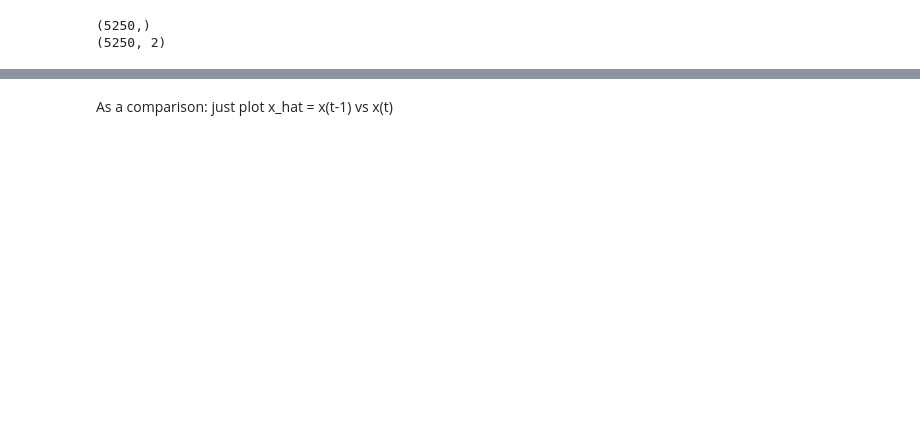
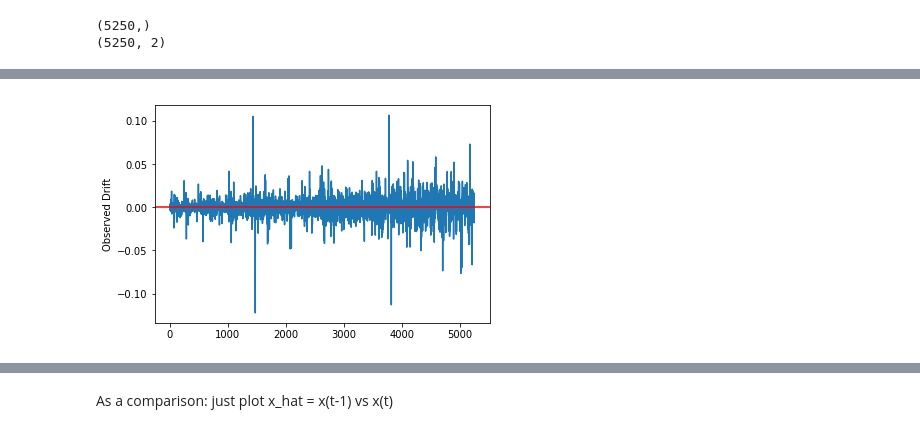
Before and after one commit to TobiasW1891/Finance, a Jupyter notebook: Likelihood Inference Finance Time Series.ipynb, the cells around one changed output, grey strips where cells are left out. Saved outputs shown, nothing was run; the diff lists cells and outputs as text; code cells hidden in the pictures; blank space fills up the shorter version.

```diff
--- a/Likelihood Inference Finance Time Series.ipynb
+++ b/Likelihood Inference Finance Time Series.ipynb
@@ -380,3 +320,10 @@ plt.show()
+# %%
+plt.plot(x[1:,1] - x[:-1,1])
+plt.ylabel("Observed Drift")
+plt.axhline(y=0.0, color='r', linestyle='-')
+plt.show()
+# %% [output]
+[figure, added]
 # %%
 x_hat =  x[:-1,1] + dt*D1(A_hat_cut, x)[:-1]
 x_true = x[1:,1]
```
Also changed, not shown: parts of 20 cells of this notebook.
